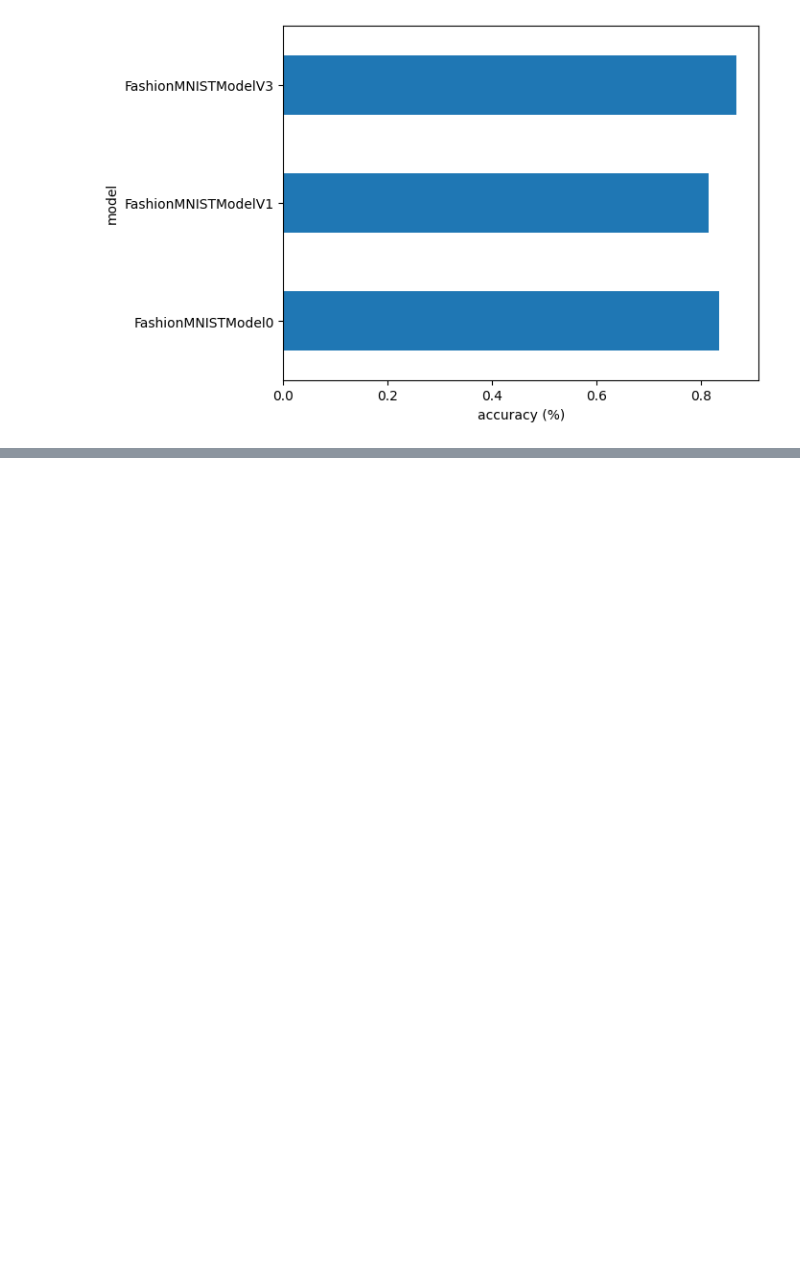
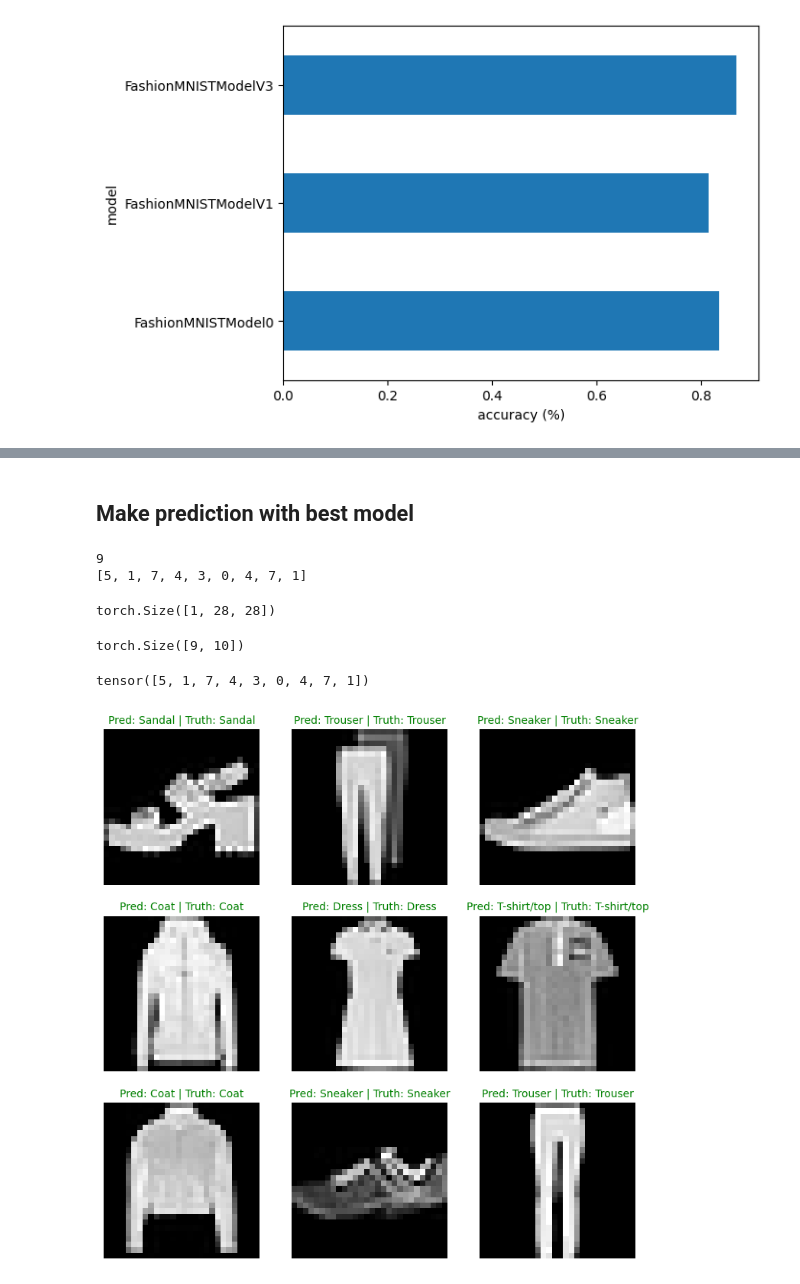
Before and after one commit to shushankai/pytroch-deep-learning, a Jupyter notebook: Lectures notebooks/CV_and_CNN.ipynb, the cells around one changed output, grey strips where cells are left out. Cells and saved outputs as stored; diff of their text form; code cells hidden in the pictures; blank space fills up the shorter version.

Commit message:
add method to visualize the predictions on random samples

```diff
--- a/Lectures notebooks/CV_and_CNN.ipynb
+++ b/Lectures notebooks/CV_and_CNN.ipynb
@@ -1444,0 +1447,74 @@ plt.ylabel("model");
+# %% [markdown]
+## Make prediction with best model
+# %%
+# getting random samples from the test dataset
+
+import random
+random.seed(42)
+
+test_sample = []
+test_label = []
+
+for img, label in random.sample(list(test_data), k=9):
+    test_sample.append(img)
+    test_label.append(label)
+
+print(len(test_sample))
+print(test_label)
+# %% [output]
+9
+[5, 1, 7, 4, 3, 0, 4, 7, 1]
+# %%
+test_sample[0].shape
+# %% [output]
+torch.Size([1, 28, 28])
+# %%
+def make_predictions(model, data, device):
+    model.to(device)
+    model.eval()
+    pred_probs = []
+    with torch.inference_mode():
+        for sample in data:
+            sample = torch.unsqueeze(sample, dim=0).to(device) # unsqueeze to add batch
+            logits = model(sample) # forward pass
+            preds = torch.softmax(logits.squeeze(), dim=0) # removing the batch and getting the predictions
+            pred_probs.append(preds.cpu())
+
+    return torch.stack(pred_probs)
+# %%
+model_predictions = make_predictions(model_2, test_sample, DEVICE)
+print(model_predictions.shape)
+preds = model_predictions.argmax(dim=1)
+preds
+# %% [output]
+torch.Size([9, 10])
+tensor([5, 1, 7, 4, 3, 0, 4, 7, 1])
+# %%
+# Plot predictions
+plt.figure(figsize=(9, 9))
+nrows = 3
+ncols = 3
+for i, sample in enumerate(test_sample):
+  # Create a subplot
+  plt.subplot(nrows, ncols, i+1)
+
+  # Plot the target image
+  plt.imshow(sample.squeeze(), cmap="gray")
+
+  # Find the prediction label (in text form, e.g. "Sandal")
+  pred_label = classes[preds[i]]
+
+  # Get the truth label (in text form, e.g. "T-shirt")
+  truth_label = classes[test_label[i]]
+
+  # Create the title text of the plot
+  title_text = f"Pred: {pred_label} | Truth: {truth_label}"
+
+  # Check for equality and change title colour accordingly
+  if pred_label == truth_label:
+      plt.title(title_text, fontsize=10, c="g") # green text if correct
+  else:
+      plt.title(title_text, fontsize=10, c="r") # red text if wrong
+  plt.axis(False);
+# %% [output]
+[figure, added]
```
Also changed, not shown: parts of 3 cells of this notebook.
